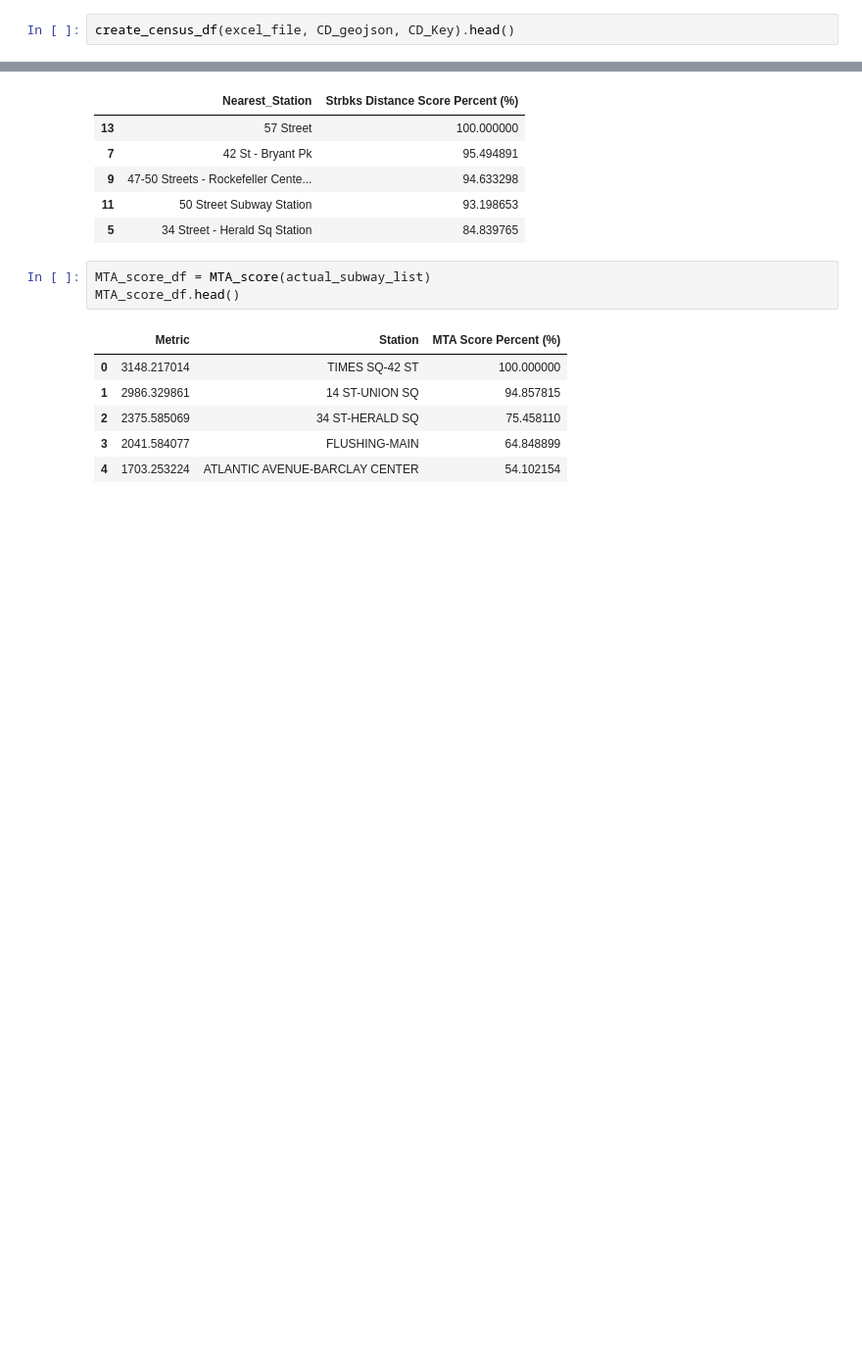
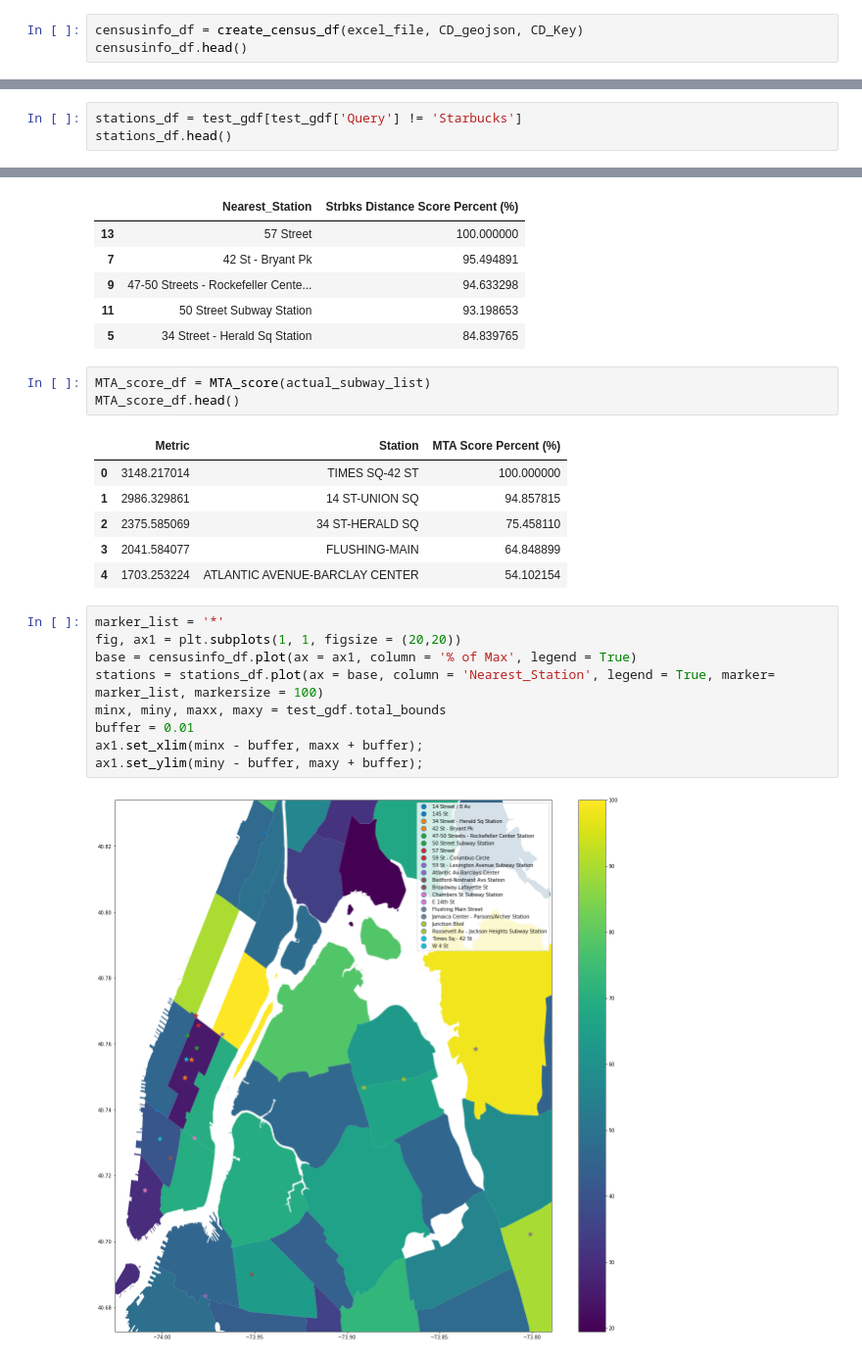
Before and after one commit to nalehc/gala_flyer_locations, a Jupyter notebook: Google_Places_Scraping_Alan.ipynb, the cells around one changed output, grey strips where cells are left out. Shown at 98% size. Drawn from its saved outputs; the diff is of its cells as text; blank space fills up the shorter version.

```diff
--- a/Google_Places_Scraping_Alan.ipynb
+++ b/Google_Places_Scraping_Alan.ipynb
@@ -308,7 +308,8 @@ def create_census_df(census_filename, geojson_file, CD_dict):
 
     return merged_census_df
 # %%
-create_census_df(excel_file, CD_geojson, CD_Key).head()
+censusinfo_df = create_census_df(excel_file, CD_geojson, CD_Key)
+censusinfo_df.head()
 # %% [output]
 |  | Community District | N Women 20-60 | Rank | % of Max | geometry |
 | 0 | MN CD 1 | 22963.0 | 57 | 29.619358 | (POLYGON ((-74.04387761639913 40.... |
@@ -316,3 +317,6 @@ create_census_df(excel_file, CD_geojson, CD_Key).head()
 | 2 | MN CD 3 | 53669.0 | 11 | 69.226205 | POLYGON ((-73.98877931684085 40.7... |
 | 3 | MN CD 4 | 35416.0 | 43 | 45.682149 | POLYGON ((-73.99393587681122 40.7... |
 | 4 | MN CD 5 | 19396.0 | 58 | 25.018381 | POLYGON ((-73.97301487176122 40.7... |
+# %%
+stations_df = test_gdf[test_gdf['Query'] != 'Starbucks']
+stations_df.head()
@@ -398,3 +428,14 @@ MTA_score_df.head()
 | 2 | 2375.585069 | 34 ST-HERALD SQ | 75.458110 |
 | 3 | 2041.584077 | FLUSHING-MAIN | 64.848899 |
 | 4 | 1703.253224 | ATLANTIC AVENUE-BARCLAY CENTER | 54.102154 |
+# %%
+marker_list = '*'
+fig, ax1 = plt.subplots(1, 1, figsize = (20,20))
+base = censusinfo_df.plot(ax = ax1, column = '% of Max', legend = True)
+stations = stations_df.plot(ax = base, column = 'Nearest_Station', legend = True, marker= marker_list, markersize = 100)
+minx, miny, maxx, maxy = test_gdf.total_bounds
+buffer = 0.01
+ax1.set_xlim(minx - buffer, maxx + buffer);
+ax1.set_ylim(miny - buffer, maxy + buffer);
+# %% [output]
+[figure, added]
```
Also changed, not shown: parts of 5 cells of this notebook, 1 other file.
